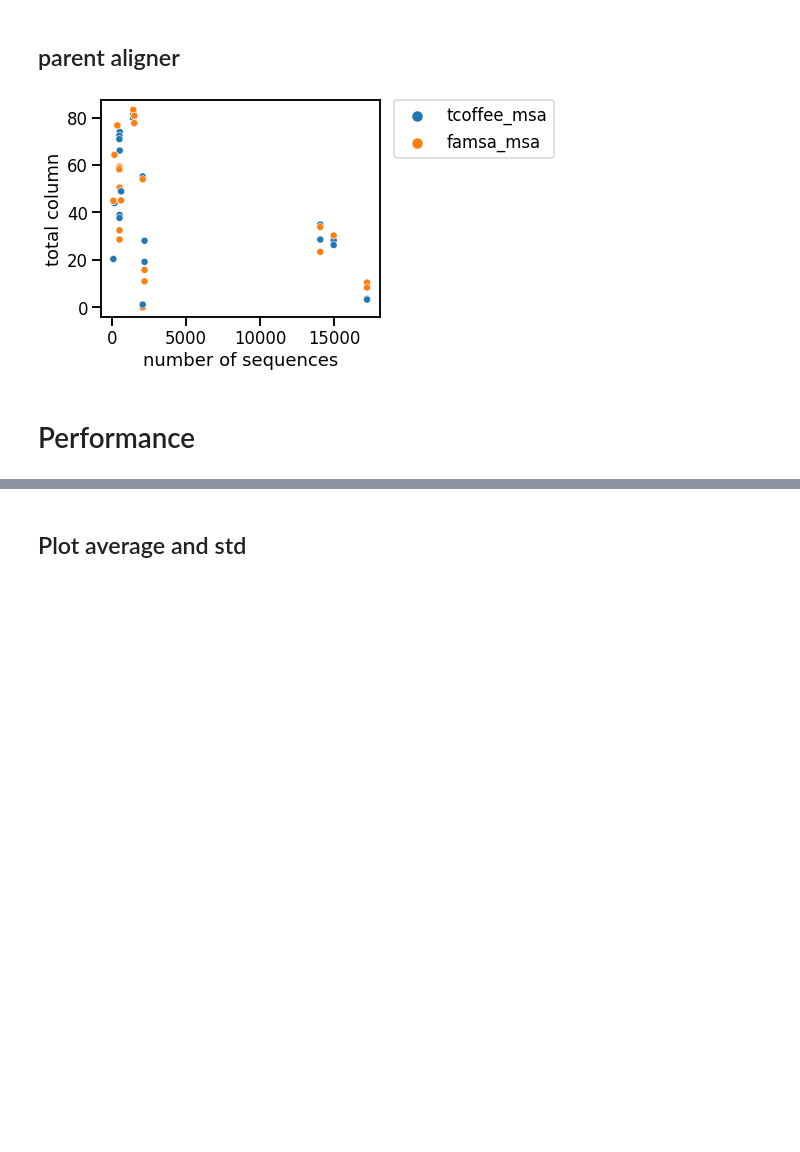
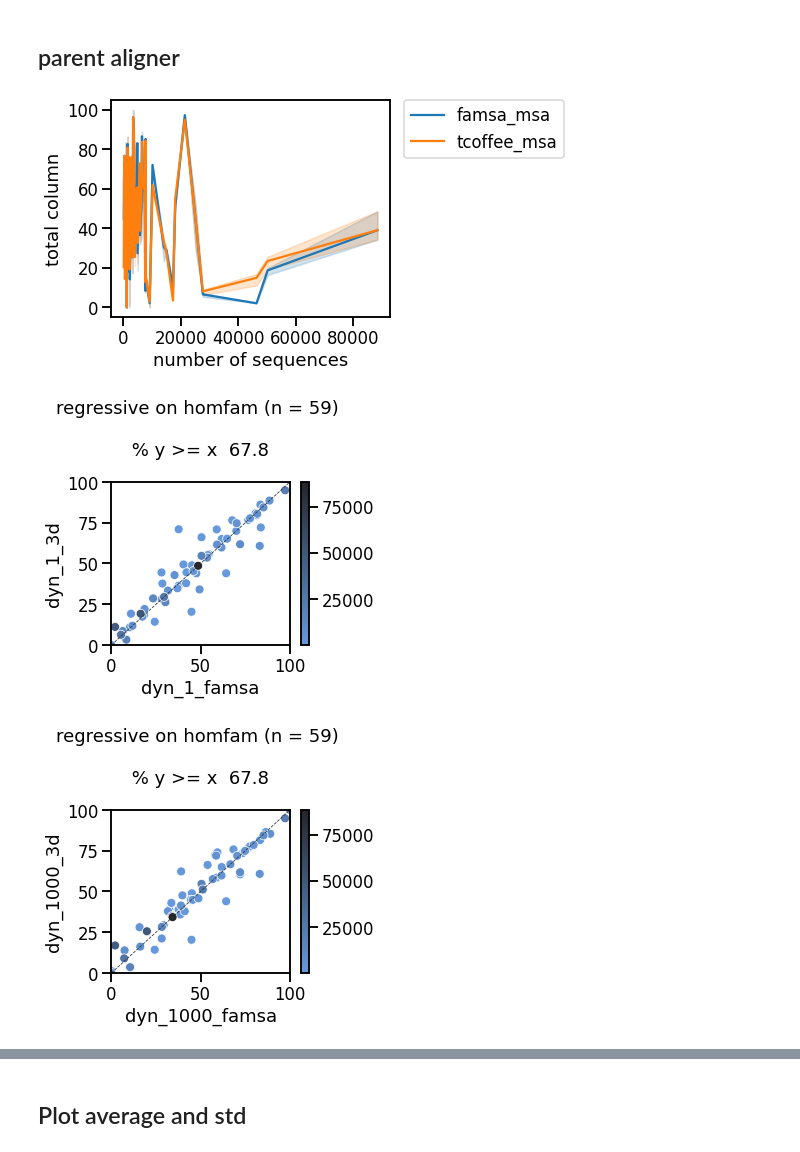
Before and after one commit to luisas/nf_structural_regression, a Jupyter notebook: notebook/02_benchmark_dynamic.ipynb, the cells around one changed output, grey strips where cells are left out. Cells and saved outputs as stored; diff of their text form; code cells hidden in the pictures; blank space fills up the shorter version.

```diff
--- a/notebook/02_benchmark_dynamic.ipynb
+++ b/notebook/02_benchmark_dynamic.ipynb
@@ -108 +132,8 @@ stats_alignments_full_sorted.head()
+# %%
+stats_alignments_full = get_stats(scores_df_full, traces, summary_homfam_exthomfam)
+
+stats_alignments_dynamic = stats_alignments_full[(stats_alignments_full.method == "dynamic")]
+fams = stats_alignments_dynamic.family
+stats_alignments_progressive = stats_alignments_full[(stats_alignments_full.method == "progressive") & (stats_alignments_full.family.isin(fams) )]
+stats_alignments_regressive = stats_alignments_full[(stats_alignments_full.method == "regressive") & (stats_alignments_full.family.isin(fams) )]
 # %% [markdown]
@@ -112,0 +145,14 @@ metrics = [["tc", "total column"]]
+# %%
+prog = stats_alignments_progressive
+
+reg_50 = stats_alignments_regressive[stats_alignments_regressive.bucket_size == 50]
+reg_1000 = stats_alignments_regressive[stats_alignments_regressive.bucket_size == 1000]
+
+dyn_1_famsa = stats_alignments_dynamic[(stats_alignments_dynamic.dynamicX_val == "1") & (stats_alignments_dynamic.master_msa == "famsa_msa")]
+dyn_1_3d = stats_alignments_dynamic[(stats_alignments_dynamic.dynamicX_val == "1") & (stats_alignments_dynamic.master_msa == "tcoffee_msa")]
+
+dyn_1000_famsa = stats_alignments_dynamic[(stats_alignments_dynamic.dynamicX_val == "1000") & (stats_alignments_dynamic.master_msa == "famsa_msa")]
+dyn_1000_3d = stats_alignments_dynamic[(stats_alignments_dynamic.dynamicX_val == "1000") & (stats_alignments_dynamic.master_msa == "tcoffee_msa")]
+
+dyn_100000000_famsa = stats_alignments_dynamic[(stats_alignments_dynamic.dynamicX_val == "100000000") & (stats_alignments_dynamic.master_msa == "famsa_msa")]
+dyn_100000000_3d = stats_alignments_dynamic[(stats_alignments_dynamic.dynamicX_val == "100000000") & (stats_alignments_dynamic.master_msa == "tcoffee_msa")]
@@ -113,15 +161,14 @@ metrics = [["tc", "total column"]]
 # %% [markdown]
 ## DyanmicX
-# %%
-stats_alignments_dynamic = stats_alignments[stats_alignments.method =="dynamic"]
 # %%
-sns.set_context("talk")
-#metrics = [["diff_sp", "sum of pairs"], ["diff_tc", "total column"], ["diff_column", "column"]]
-
 for metric in metrics:
     f, ax = plt.subplots(figsize=(5, 4))
-    sns.scatterplot(data=stats_alignments_dynamic, y=metric[0], x="n_sequences", hue="dynamicX_val",
-                    palette = "magma", s = 50)
+    sns.lineplot(data=stats_alignments_dynamic, y=metric[0], x="n_sequences", hue="dynamicX_val",
+                    palette = "magma")
     plt.legend(bbox_to_anchor=(1.05, 1), loc=2, borderaxespad=0.)
     ax.set(ylabel=  metric[1], xlabel='number of sequences')
+
+plot_scatter_perc(dyn_1_3d,dyn_1000_3d,'dyn_1_3d', 'dyn_1000_3d')
+plot_scatter_perc(dyn_1_famsa,dyn_1000_famsa,'dyn_1_famsa', 'dyn_1000_famsa')
+plot_scatter_perc(dyn_1_famsa,dyn_100000000_famsa,'dyn_1_famsa', 'dyn_1000_famsa')
 # %% [output]
@@ -131,10 +181,13 @@ for metric in metrics:
 # %%
 for metric in metrics:
     f, ax = plt.subplots(figsize=(5, 4))
-    sns.scatterplot(data=stats_alignments_dynamic, y=metric[0], x="n_sequences", hue="master_msa",s = 50)
+    sns.lineplot(data=stats_alignments_dynamic, y=metric[0], x="n_sequences", hue="master_msa")
     plt.legend(bbox_to_anchor=(1.05, 1), loc=2, borderaxespad=0.)
     ax.set(ylabel=  metric[1], xlabel='number of sequences')
+
+plot_scatter_perc(dyn_1_famsa,dyn_1_3d,'dyn_1_famsa', 'dyn_1_3d')
+plot_scatter_perc(dyn_1000_famsa,dyn_1000_3d,'dyn_1000_famsa', 'dyn_1000_3d')
 # %% [output]
-[figure, old version]
+[figure, new version]
+[figure, added]
+[figure, added]
-# %% [markdown]
-# Performance
```
Also changed, not shown: parts of 29 cells of this notebook, 4 other files.
